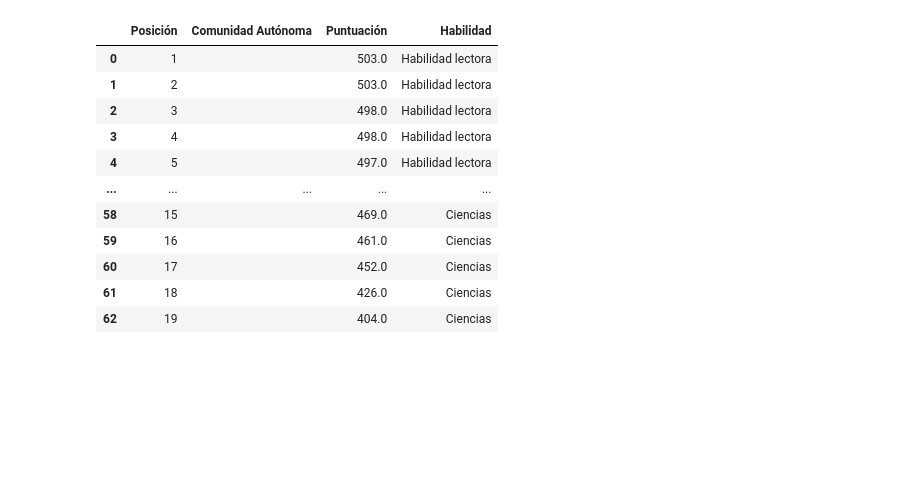
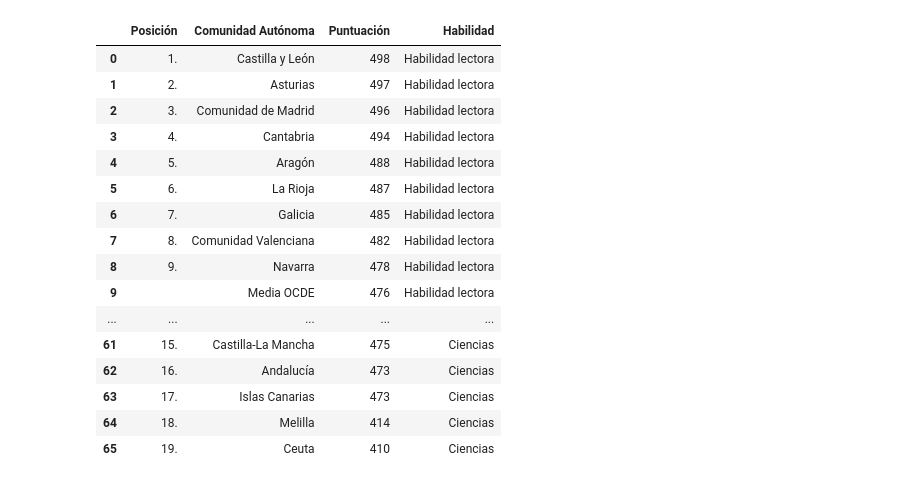
Before and after one commit to Rcm89/TFM-analisis-educacion, a Jupyter notebook: resultados-informe-PISA.ipynb, the cells around one changed output. Drawn from its saved outputs; the diff is of its cells as text; code cells hidden in the pictures; blank space fills up the shorter version.

Commit message:
extraccion y formateo de puntuaciones informe pisa terminado a falta de modificar comentarios

```diff
--- a/resultados-informe-PISA.ipynb
+++ b/resultados-informe-PISA.ipynb
@@ -75,67 +3,62 @@ import requests
 from bs4 import BeautifulSoup
 import pandas as pd
 
-# URL de la página de Wikipedia
+# 1. URL de la página
 url = "https://es.wikipedia.org/wiki/Anexo:Resultados_del_Informe_PISA_en_Espa%C3%B1a_por_Comunidades_Aut%C3%B3nomas#2022"
 
-# Realizar la solicitud a la página
+# 2. Realizar la solicitud
 response = requests.get(url)
 soup = BeautifulSoup(response.content, 'html.parser')
 
-# Encontrar la tabla principal (border="1")
-table = soup.find_all('table', {'border': '1'})[0]  # Primera tabla con borde
+# 3. Localizar el encabezado h3 con id="2022"
+h3_2022 = soup.find("h3", {"id": "2022"})
 
-# Hallar las 3 subtablas internas (una por cada habilidad)
-subtables = table.find_all('table', {'border': '0'})
+# 4. Encontrar la tabla con border="1" que aparece justo después del h3 de 2022
+table_2022 = h3_2022.find_next("table", {"border": "1"})
 
-# Variable para ir acumulando todos los registros
-data = []
+# 5. Dentro de esa tabla, hallar sus subtablas con border="0" (3 subtablas para las 3 habilidades)
+subtables = table_2022.find_all("table", {"border": "0"})
 
-# Mapeo de índice de subtabla a nombre de la habilidad
+# Para etiquetar cada subtabla con el nombre de la habilidad
 habilidades_map = {
     0: "Habilidad lectora",
     1: "Matemáticas",
     2: "Ciencias"
 }
 
-# Recorremos cada una de las subtablas
+# Aquí guardamos todas las filas (sin limpiar ni transformar)
+data = []
+
+# 6. Recorrer las subtablas y sus filas
 for i, subtable in enumerate(subtables):
-    # Determinamos la habilidad en función del índice
     habilidad = habilidades_map.get(i, f"Habilidad_{i}")
 
-    rows = subtable.find_all('tr')
+    rows = subtable.find_all("tr")
     for row in rows:
-        cols = row.find_all('td')
-        # Las filas relevantes tienen al menos 3 celdas: posición, comunidad, puntuación
-        if len(cols) >= 3:
-            posicion   = cols[0].get_text(strip=True).replace('.', '')
-            # Intentamos extraer la comunidad autónoma desde un enlace <a> si existe
-            comunidad  = cols[1].find('a').get_text(strip=True) if cols[1].find('a') else cols[1].get_text(strip=True)
-            puntuacion = cols[2].get_text(strip=True)
+        # Obtenemos todas las celdas
+        cells = row.find_all('td')
+        # La estructura esperada: 3 celdas (Posición / Comunidad / Puntuación)
+        if len(cells) >= 3:
+            # a) Posición (sin limpiar ni convertir a número)
+            posicion = cells[0].get_text(strip=True)
 
-            # Guardamos la información, incluyendo la habilidad
+            # b) Comunidad Autónoma
+            #    Algunas celdas tienen 2 enlaces (bandera y nombre). Tomamos el último <a>
+            all_links = cells[1].find_all("a", href=True)
+            if all_links:
+                comunidad = all_links[-1].get_text(strip=True)
+            else:
+                comunidad = cells[1].get_text(strip=True)
+
+            # c) Puntuación (sin convertir a float)
+            puntuacion = cells[2].get_text(strip=True)
+
+            # Añadimos la fila con su habilidad
             data.append([posicion, comunidad, puntuacion, habilidad])
 
-# Convertimos a DataFrame
+# 7. Crear el DataFrame final con los datos en bruto
 df = pd.DataFrame(data, columns=["Posición", "Comunidad Autónoma", "Puntuación", "Habilidad"])
 
-# --- Si quieres mantener la información tal cual en un formato "largo" (long format), basta con esto:
-print("=== Formato largo (todas las filas, incluidas medias) ===")
-print(df)
-print()
-
-# --- Si te interesa pivotar la información para ver las tres habilidades en columnas,
-#     podemos usar pivot_table. Esto unificará filas con el mismo 'Comunidad Autónoma'
-#     en una sola. Se usan funciones de agregación en caso de duplicados.
-
-# Antes, convertimos "Puntuación" a float (cuando se pueda) para que no dé error:
-def to_float(x):
-    try:
-        return float(x)
-    except ValueError:
-        return None
-
-df["Puntuación"] = df["Puntuación"].apply(to_float)
-
+# 8. Mostrar el DataFrame (sin limpieza ni transformación)
 df
 # %% [output]
@@ -157,12 +65,17 @@ df
 |  | Posición | Comunidad Autónoma | Puntuación | Habilidad |
-| 0 | 1 |  | 503.0 | Habilidad lectora |
-| 1 | 2 |  | 503.0 | Habilidad lectora |
-| 2 | 3 |  | 498.0 | Habilidad lectora |
-| 3 | 4 |  | 498.0 | Habilidad lectora |
-| 4 | 5 |  | 497.0 | Habilidad lectora |
+| 0 | 1. | Castilla y León | 498 | Habilidad lectora |
+| 1 | 2. | Asturias | 497 | Habilidad lectora |
+| 2 | 3. | Comunidad de Madrid | 496 | Habilidad lectora |
+| 3 | 4. | Cantabria | 494 | Habilidad lectora |
+| 4 | 5. | Aragón | 488 | Habilidad lectora |
+| 5 | 6. | La Rioja | 487 | Habilidad lectora |
+| 6 | 7. | Galicia | 485 | Habilidad lectora |
+| 7 | 8. | Comunidad Valenciana | 482 | Habilidad lectora |
+| 8 | 9. | Navarra | 478 | Habilidad lectora |
+| 9 |  | Media OCDE | 476 | Habilidad lectora |
 | ... | ... | ... | ... | ... |
-| 58 | 15 |  | 469.0 | Ciencias |
-| 59 | 16 |  | 461.0 | Ciencias |
-| 60 | 17 |  | 452.0 | Ciencias |
-| 61 | 18 |  | 426.0 | Ciencias |
-| 62 | 19 |  | 404.0 | Ciencias |
+| 61 | 15. | Castilla-La Mancha | 475 | Ciencias |
+| 62 | 16. | Andalucía | 473 | Ciencias |
+| 63 | 17. | Islas Canarias | 473 | Ciencias |
+| 64 | 18. | Melilla | 414 | Ciencias |
+| 65 | 19. | Ceuta | 410 | Ciencias |
```
Also changed, not shown: parts of 15 cells of this notebook, 1 other file.
